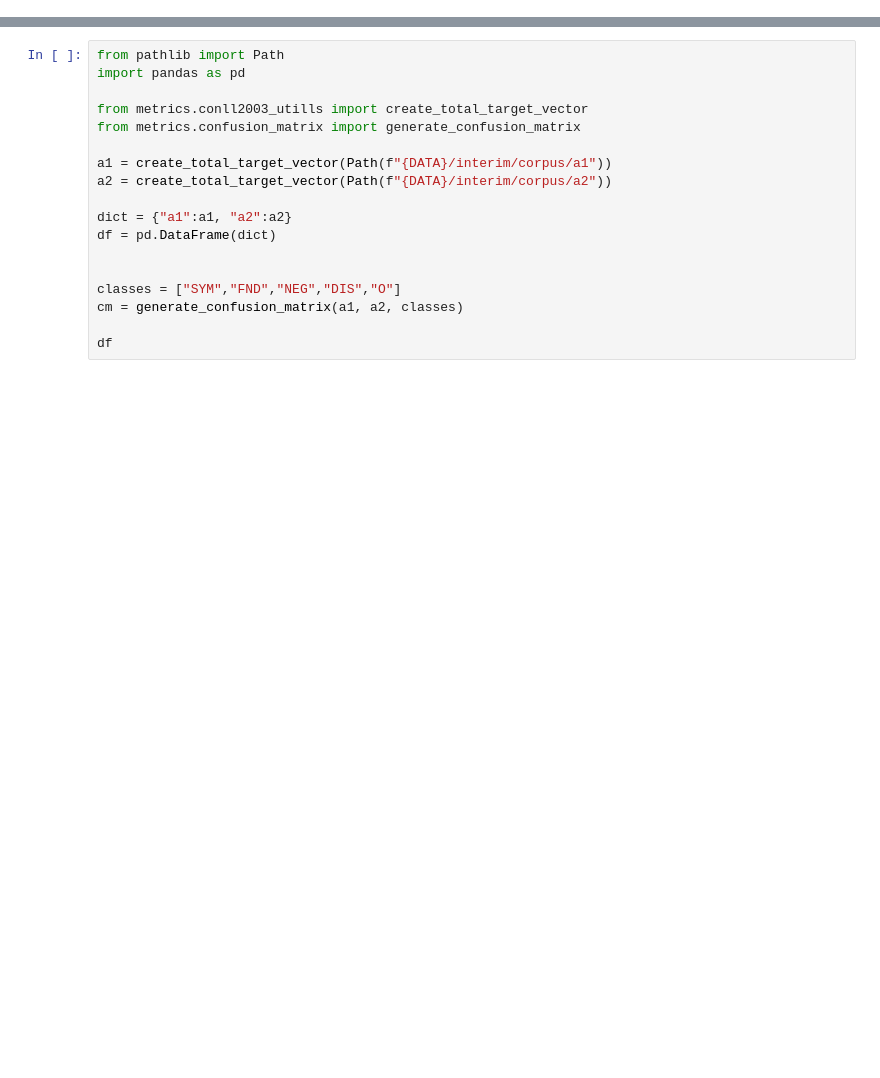
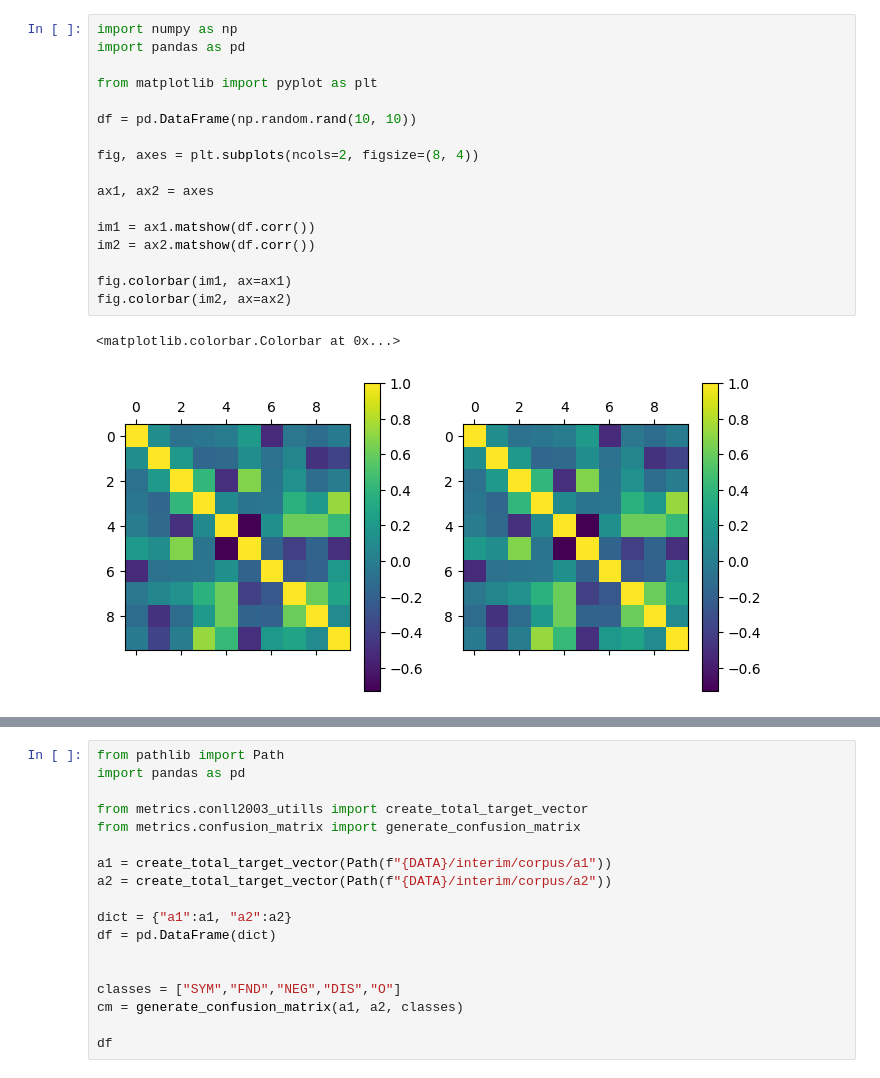
Before and after one commit to callebalik/clinical_NLP_SE, a Jupyter notebook: scripts/confusion_matrix_plot.ipynb, the cells around one changed output, grey strips where cells are left out. Cells and saved outputs as stored; diff of their text form; blank space fills up the shorter version.

```diff
--- a/scripts/confusion_matrix_plot.ipynb
+++ b/scripts/confusion_matrix_plot.ipynb
@@ -177,0 +199,20 @@ plot_confusion_matrix(df_sfno.A1_sf, df_sfno.A2_sf, classes=classes, normalize=T
+# %%
+import numpy as np
+import pandas as pd
+
+from matplotlib import pyplot as plt
+
+df = pd.DataFrame(np.random.rand(10, 10))
+
+fig, axes = plt.subplots(ncols=2, figsize=(8, 4))
+
+ax1, ax2 = axes
+
+im1 = ax1.matshow(df.corr())
+im2 = ax2.matshow(df.corr())
+
+fig.colorbar(im1, ax=ax1)
+fig.colorbar(im2, ax=ax2)
+# %% [output]
+<matplotlib.colorbar.Colorbar at 0x...>
+[figure, added]
```
Also changed, not shown: parts of 10 cells of this notebook, 2 other files.
